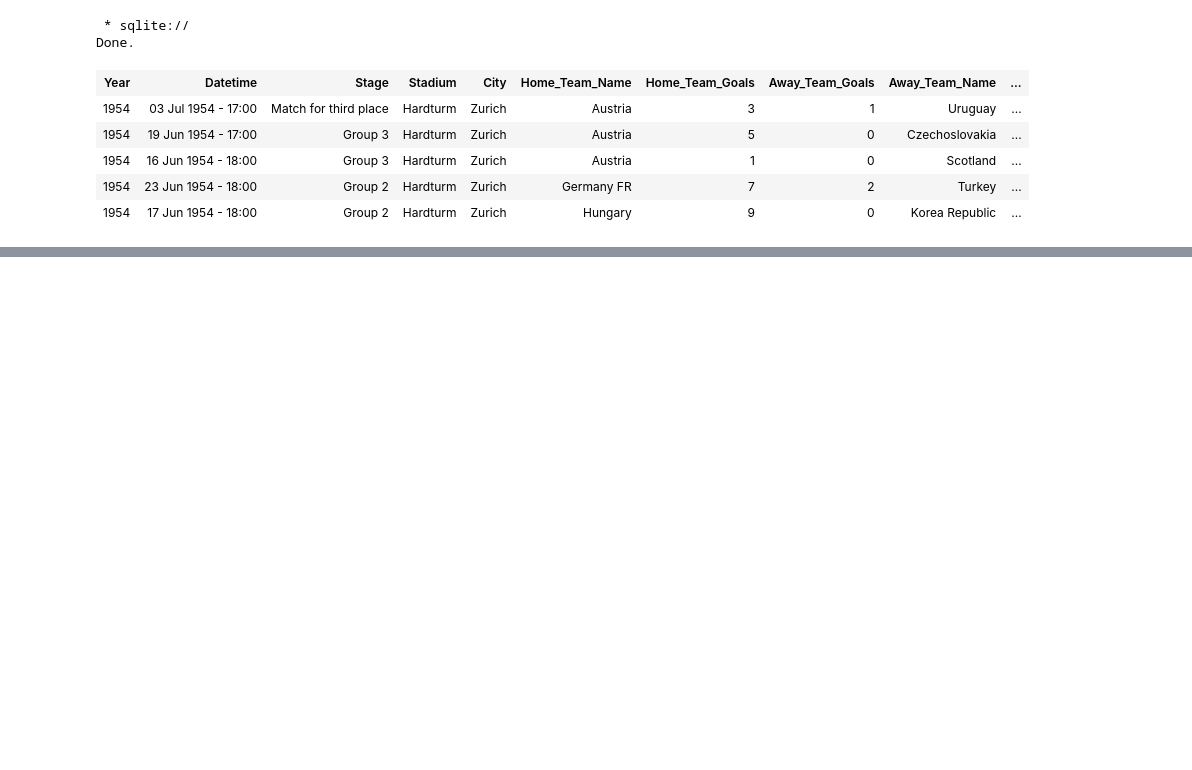
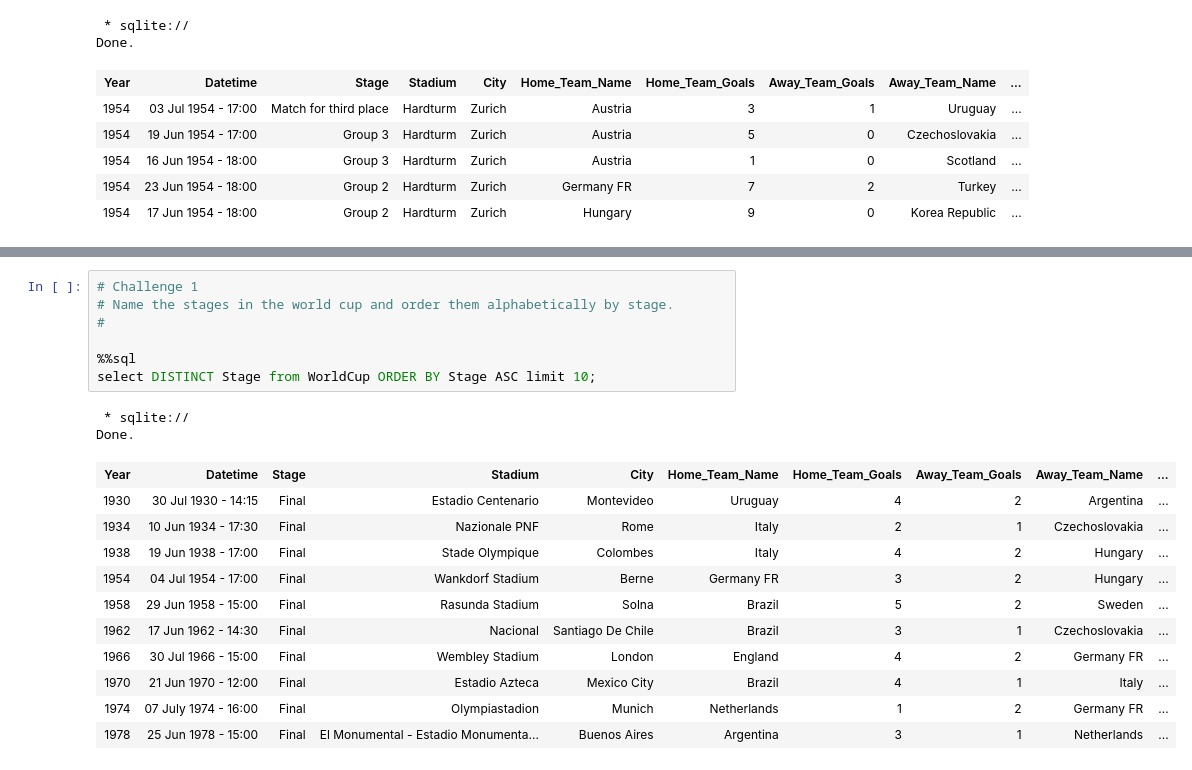
Before and after one commit to ibrahimabdike/sqlwork, a Jupyter notebook: selecting_and_retreiving_data_sql.ipynb, the cells around one changed output, grey strips where cells are left out. Drawn from its saved outputs; the diff is of its cells as text; blank space fills up the shorter version.

```diff
--- a/selecting_and_retreiving_data_sql.ipynb
+++ b/selecting_and_retreiving_data_sql.ipynb
@@ -406,0 +566,21 @@ Done.
+# %%
+# Challenge 1
+# Name the stages in the world cup and order them alphabetically by stage.
+#
+
+%%sql
+select DISTINCT Stage from WorldCup ORDER BY Stage ASC limit 10;
+# %% [output]
+ * sqlite://
+Done.
+| Year | Datetime | Stage | Stadium | City | Home_Team_Name | Home_Team_Goals | Away_Team_Goals | Away_Team_Name | ... |
+| 1930 | 30 Jul 1930 - 14:15 | Final | Estadio Centenario | Montevideo | Uruguay | 4 | 2 | Argentina | ... |
+| 1934 | 10 Jun 1934 - 17:30 | Final | Nazionale PNF | Rome | Italy | 2 | 1 | Czechoslovakia | ... |
+| 1938 | 19 Jun 1938 - 17:00 | Final | Stade Olympique | Colombes | Italy | 4 | 2 | Hungary | ... |
+| 1954 | 04 Jul 1954 - 17:00 | Final | Wankdorf Stadium | Berne | Germany FR | 3 | 2 | Hungary | ... |
+| 1958 | 29 Jun 1958 - 15:00 | Final | Rasunda Stadium | Solna | Brazil | 5 | 2 | Sweden | ... |
+| 1962 | 17 Jun 1962 - 14:30 | Final | Nacional | Santiago De Chile | Brazil | 3 | 1 | Czechoslovakia | ... |
+| 1966 | 30 Jul 1966 - 15:00 | Final | Wembley Stadium | London | England | 4 | 2 | Germany FR | ... |
+| 1970 | 21 Jun 1970 - 12:00 | Final | Estadio Azteca | Mexico City | Brazil | 4 | 1 | Italy | ... |
+| 1974 | 07 July 1974 - 16:00 | Final | Olympiastadion | Munich | Netherlands | 1 | 2 | Germany FR | ... |
+| 1978 | 25 Jun 1978 - 15:00 | Final | El Monumental - Estadio Monumenta... | Buenos Aires | Argentina | 3 | 1 | Netherlands | ... |
```
Also changed, not shown: parts of 25 cells of this notebook.
